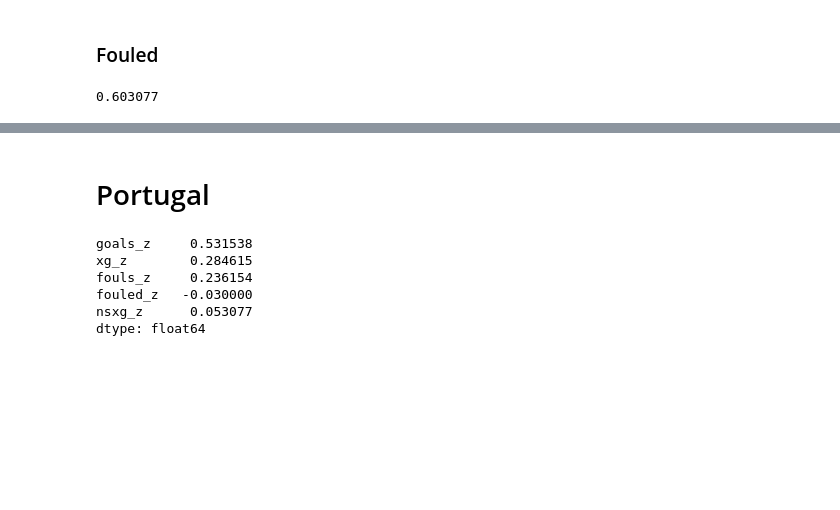
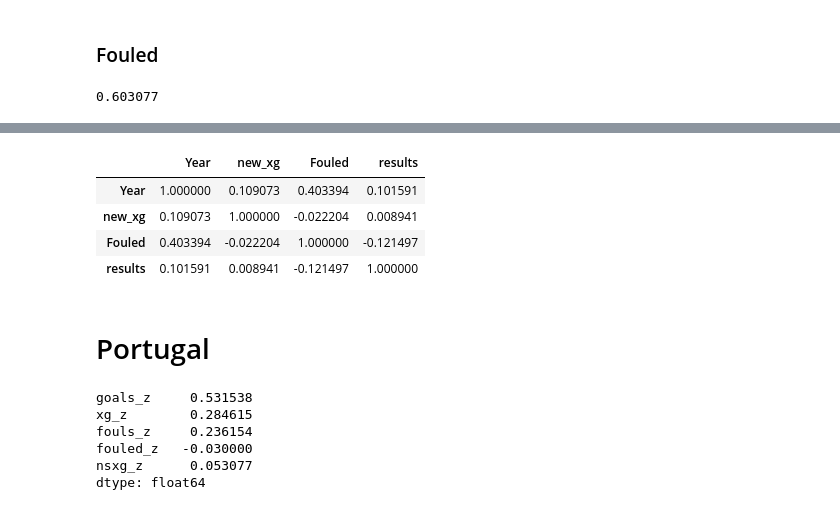
Before and after one commit to RyanJTalbot/bookcamp, a Jupyter notebook: world_cup/fifa/world cup.ipynb, the cells around one changed output, grey strips where cells are left out. Saved outputs shown, nothing was run; the diff lists cells and outputs as text; code cells hidden in the pictures; blank space fills up the shorter version.

```diff
--- a/world_cup/fifa/world cup.ipynb
+++ b/world_cup/fifa/world cup.ipynb
@@ -641,3 +794,11 @@ stats_df
+# %%
+stats_df.corr()
+# %% [output]
+|  | Year | new_xg | Fouled | results |
+| Year | 1.000000 | 0.109073 | 0.403394 | 0.101591 |
+| new_xg | 0.109073 | 1.000000 | -0.022204 | 0.008941 |
+| Fouled | 0.403394 | -0.022204 | 1.000000 | -0.121497 |
+| results | 0.101591 | 0.008941 | -0.121497 | 1.000000 |
 # %% [markdown]
 #  Portugal
 # %%
```
Also changed, not shown: parts of 93 cells of this notebook.
